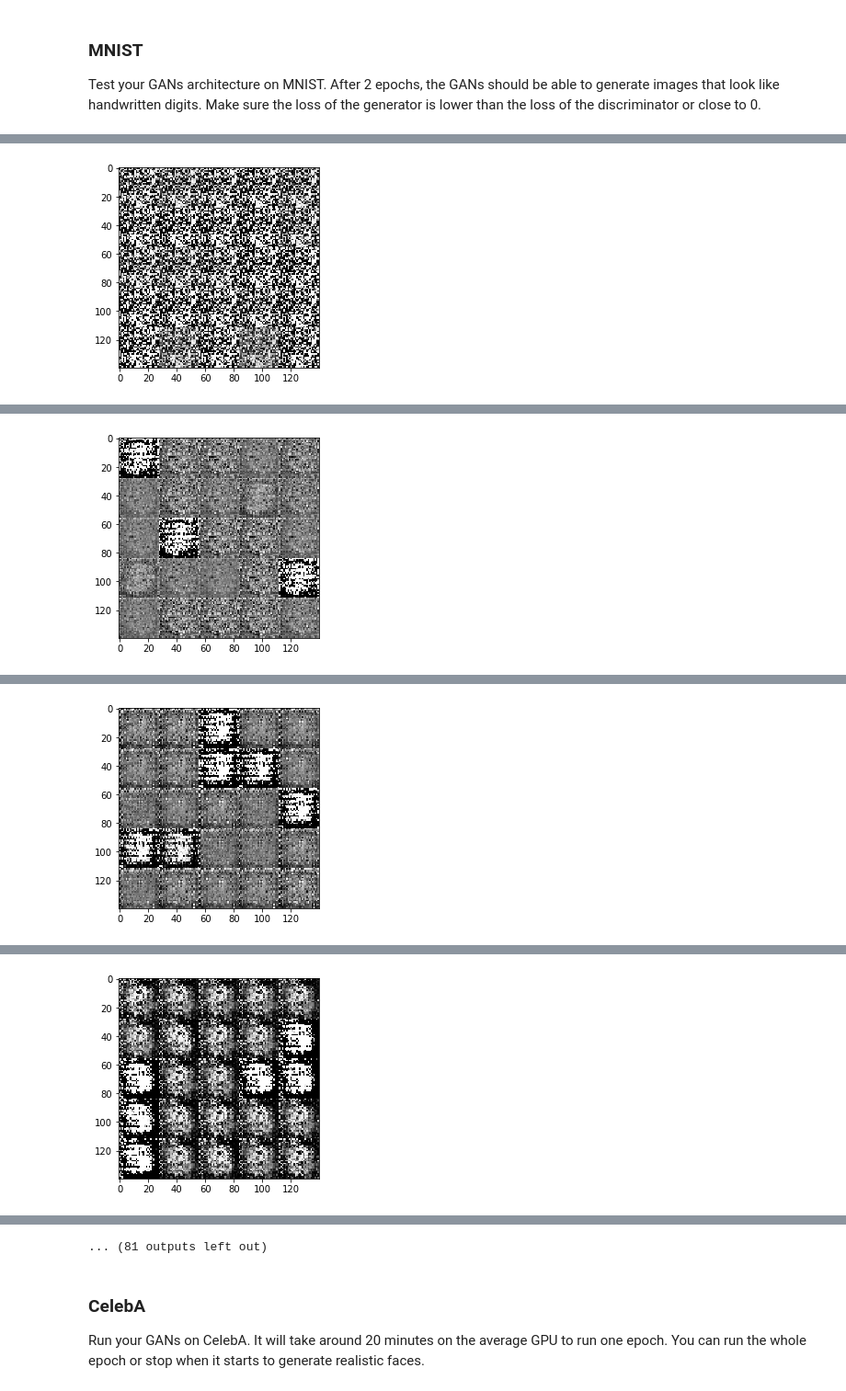
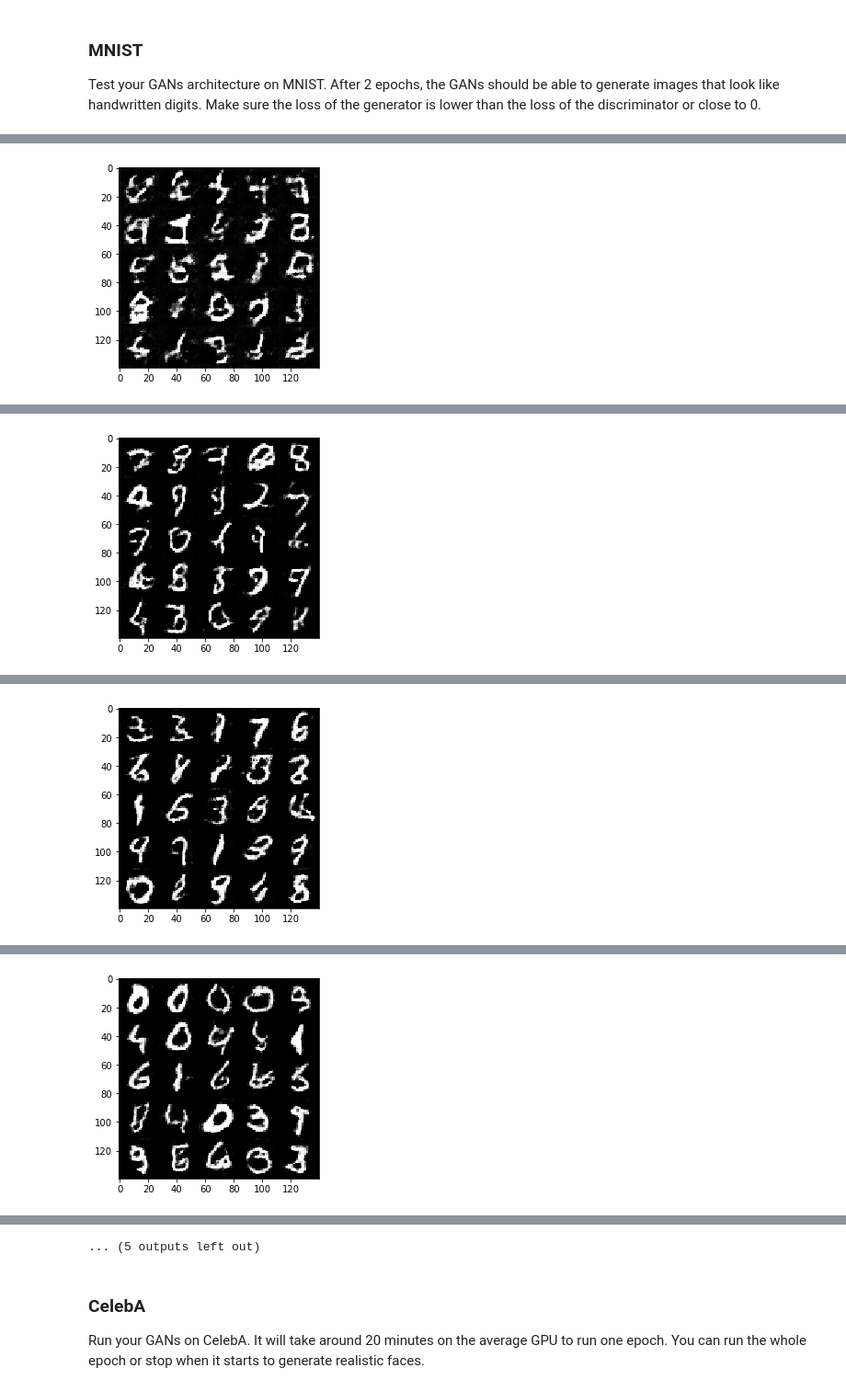
Before and after one commit to k1fukumoto/deep-learning, a Jupyter notebook: face_generation/dlnd_face_generation.ipynb, the cells around one changed output, grey strips where cells are left out. Shown at 92% size. Saved outputs shown, nothing was run; the diff lists cells and outputs as text; code cells hidden in the pictures.

```diff
--- a/face_generation/dlnd_face_generation.ipynb
+++ b/face_generation/dlnd_face_generation.ipynb
@@ -185,6 +191,12 @@ Tests Passed
 ### Generator
 Implement `generator` to generate an image using `z`. This function should be able to reuse the variables in the neural network.  Use [`tf.variable_scope`](https://www.tensorflow.org/api_docs/python/tf/variable_scope) with a scope name of "generator" to allow the variables to be reused. The function should return the generated 28 x 28 x `out_channel_dim` images.
 # %%
+VERBOSE = False
+
+def log(s):
+    global VERBOSE
+    if VERBOSE: print(s)
+
 def generator(z, out_channel_dim, is_train=True):
     """
     Create the generator network
@@ -195,33 +207,40 @@ def generator(z, out_channel_dim, is_train=True):
     """
     # TODO: Implement Function
     alpha = 0.2
-    keep_prob = 0.99
+#    keep_prob = 0.9
 
     with tf.variable_scope('generator',reuse=not is_train):
         x1 = tf.layers.dense(z, 4*4*512,activation=None)
+        x1 = tf.layers.batch_normalization(x1, training=is_train)
         x1 = tf.reshape(x1, (-1, 4, 4, 512))
-        x1 = tf.layers.batch_normalization(x1, training=is_train)
 #        x1 = tf.layers.dropout(x1, keep_prob, training = is_train)
         x1 = tf.maximum(alpha * x1, x1)
+        log('x1 {}'.format(x1.shape))
 #       4 x 4 x 512
 
-        x2 = tf.layers.conv2d_transpose(x1, 256, 5, strides=2, padding='same')
+        x2= tf.layers.conv2d_transpose(x1, 128, 4 , strides=1, padding='VALID',kernel_initializer=tf.contrib.layers.xavier_initializer())
         x2 = tf.layers.batch_normalization(x2, training=is_train)
 #        x2 = tf.layers.dropout(x2, keep_prob, training = is_train)
         x2 = tf.maximum(alpha * x2, x2)
-#       8 x 8 x 256
+        log('x2 {}'.format(x2.shape))
+#       7 x 7 x 128
 
-        x3 = tf.layers.conv2d_transpose(x2, 128, 5, strides=2, padding='same')
+        x3 = tf.layers.conv2d_transpose(x2, 64, 5, strides=2, padding='SAME',kernel_initializer=tf.contrib.layers.xavier_initializer())
         x3 = tf.layers.batch_normalization(x3, training=is_train)
 #        x3 = tf.layers.dropout(x3, keep_prob, training = is_train)
         x3 = tf.maximum(alpha * x3, x3)
-#        16 x 16 x 128
+        log('x3 {}'.format(x3.shape))
+#        14 x 14 x 64
 
-        logits = tf.reshape(x3,(-1,16*16*128))
-        logits = tf.layers.dense(logits, 28*28*out_channel_dim,activation=None)
+        x4 = tf.layers.conv2d_transpose(x3, 32, 5, strides=2, padding='SAME',kernel_initializer=tf.contrib.layers.xavier_initializer())
+        x4 = tf.layers.batch_normalization(x4, training=is_train)
+#        x4 = tf.layers.dropout(x4, keep_prob, training = is_train)
+        x4 = tf.maximum(alpha * x4, x4)
+        log('x4 {}'.format(x4.shape))
+#        28 x 28 x 32
+
+        logits= tf.layers.conv2d_transpose(x4, out_channel_dim,3, strides=1, padding='SAME',kernel_initializer=tf.contrib.layers.xavier_initializer())
 #        logits = tf.layers.batch_normalization(logits, training=is_train)
-#        logits = tf.layers.dropout(logits, keep_prob, training = is_train)
-        logits = tf.reshape(logits,(-1,28,28,out_channel_dim))
         out = tf.tanh(logits)
 #        print("out {}-{}".format(out.shape,out_channel_dim))
 
@@ -249,7 +268,7 @@ def model_loss(input_real, input_z, out_channel_dim):
     :return: A tuple of (discriminator loss, generator loss)
     """
     # TODO: Implement Function
-    smooth=0.1
+    smooth=0.5
 
     g_model = generator(input_z, out_channel_dim, is_train=True)
 
@@ -264,6 +283,7 @@ def model_loss(input_real, input_z, out_channel_dim):
 
     g_loss = tf.reduce_mean(tf.nn.sigmoid_cross_entropy_with_logits(
         logits=d_logits_fake, labels=tf.ones_like(d_logits_fake)))
+
     return d_loss, g_loss
 
 
@@ -359,10 +379,8 @@ def train(epoch_count, batch_size, z_dim, lr, beta1, get_batches, data_shape, da
     """
     # TODO: Build Model
     input_real, input_z, learning_rate = model_inputs(data_shape[1], data_shape[2], data_shape[3], z_dim)
-
     d_loss, g_loss = model_loss(input_real, input_z, data_shape[3])
     d_train_opt, g_train_opt = model_opt(d_loss, g_loss, learning_rate, beta1)
-
 
     with tf.Session() as sess:
         sess.run(tf.global_variables_initializer())
@@ -382,21 +400,22 @@ def train(epoch_count, batch_size, z_dim, lr, beta1, get_batches, data_shape, da
                 sess.run(g_train_opt, feed_dict={input_real: batch_images, input_z: batch_z, learning_rate:lr})
 
                 if step % 80 == 0:
-                    print("{}-{}".format(batch_images.min(),batch_images.max()))
+#                    print("{}-{}".format(batch_images.min(),batch_images.max()))
                     train_loss_d = sess.run(d_loss, {input_z: batch_z, input_real: batch_images})
                     train_loss_g = g_loss.eval({input_z: batch_z})
 
                     print("Epoch {}/{}...".format(epoch_i+1, epochs),
                           "Discriminator Loss: {:.4f}...".format(train_loss_d),
                           "Generator Loss: {:.4f}".format(train_loss_g))
-                    show_generator_output(sess, 25, input_z, data_shape[3], data_image_mode)
+                    if step % (80*5) == 0:
+                        show_generator_output(sess, 25, input_z, data_shape[3], data_image_mode)
 # %% [markdown]
 ### MNIST
 Test your GANs architecture on MNIST.  After 2 epochs, the GANs should be able to generate images that look like handwritten digits.  Make sure the loss of the generator is lower than the loss of the discriminator or close to 0.
 # %%
 batch_size = 32
 z_dim = 100
-learning_rate = 0.0002
+learning_rate = 0.0005
 beta1 = 0.2
 
 """
@@ -415 +441 @@ Epoch 1/2... Discriminator Loss: 0.3646... Generator Loss: 5.4666
-[figure, old version]
+[figure, new version]
@@ -419 +452 @@ Epoch 1/2... Discriminator Loss: 0.3792... Generator Loss: 14.9453
-[figure, old version]
+[figure, new version]
@@ -423 +463 @@ Epoch 1/2... Discriminator Loss: 0.3365... Generator Loss: 9.0947
-[figure, old version]
+[figure, new version]
@@ -427 +474 @@ Epoch 1/2... Discriminator Loss: 0.3383... Generator Loss: 7.0142
-[figure, old version]
+[figure, new version]
@@ -436,4 +503,4 @@ Epoch 1/2... Discriminator Loss: 0.3342... Generator Loss: 8.6034
-... (81 outputs left out)
+... (5 outputs left out)
 # %% [markdown]
 ### CelebA
 Run your GANs on CelebA.  It will take around 20 minutes on the average GPU to run one epoch.  You can run the whole epoch or stop when it starts to generate realistic faces.
```
Also changed, not shown: parts of 3 cells of this notebook.
